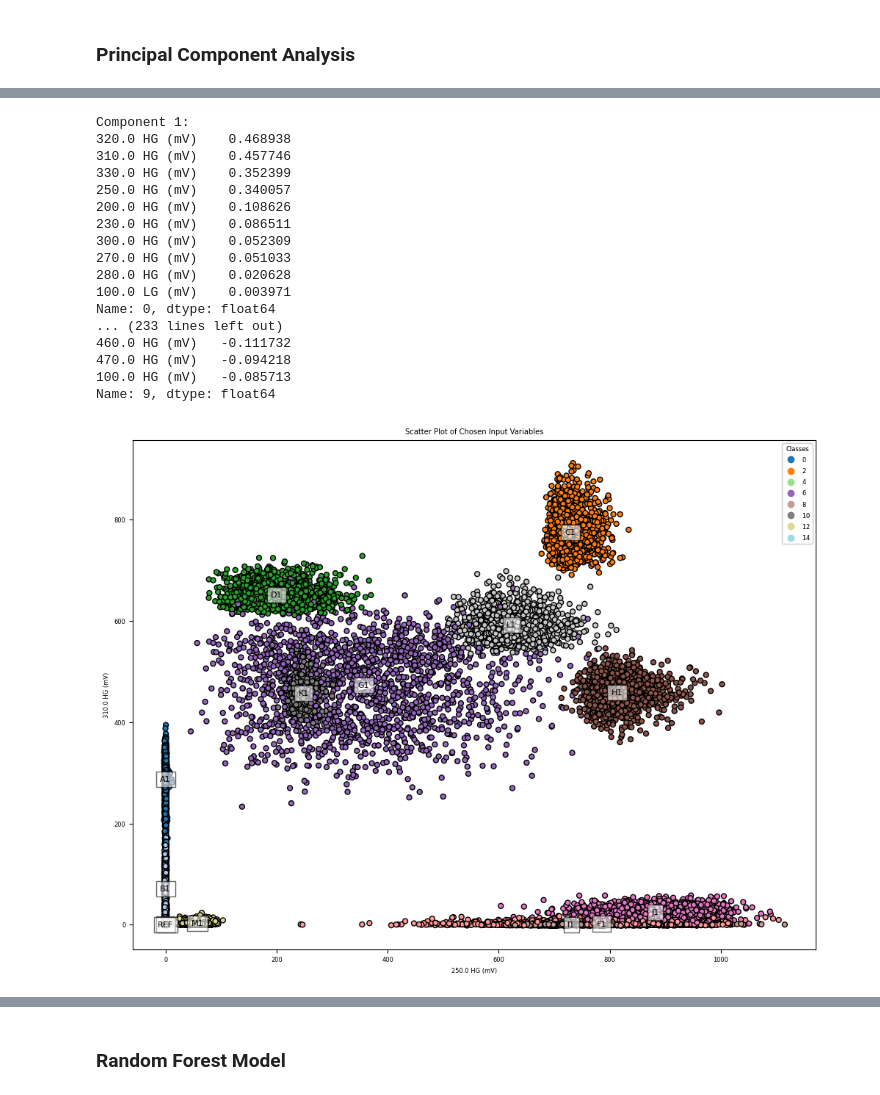
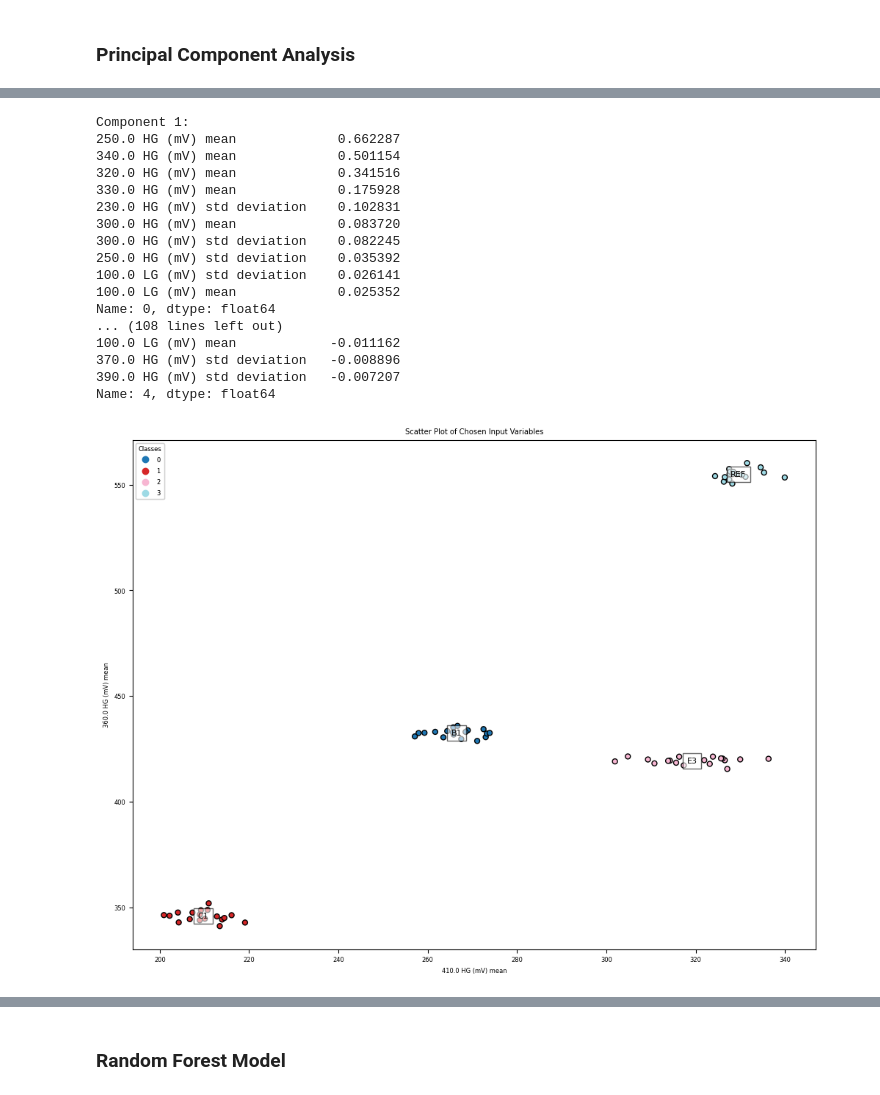
Before and after one commit to danimp94/PLASTICS-THz, a Jupyter notebook: src/scripts/notebook/Freq_Optimizacion_other_models.ipynb, the cells around one changed output, grey strips where cells are left out. Saved outputs shown, nothing was run; the diff lists cells and outputs as text; code cells hidden in the pictures.

Commit message:
new data exp4 preprocessed

```diff
--- a/src/scripts/notebook/Freq_Optimizacion_other_models.ipynb
+++ b/src/scripts/notebook/Freq_Optimizacion_other_models.ipynb
@@ -208,6 +221,6 @@ test_percentage = 0.25
 # train_set, test_set = train_test_split(df, test_size=test_percentage, random_state=42)
 # Shuffle the data
 df_balanced = df_balanced.sample(frac=1, random_state=42)
-# train_set, test_set = train_test_split(df_balanced, test_size=test_percentage, random_state=42)
+train_set, test_set = train_test_split(df_balanced, test_size=test_percentage, random_state=42)
 
 # stratify=df['Sample'] to keep the same proportion of samples in the train and test set
@@ -354,22 +353,27 @@ def preprocess_data(df, labels, freqs, eliminate_std_dev=False):
     return X_, y_
 # %%
 # Subset of specific Samples to use in the training
-labels = ['A1', 'B1', 'C1', 'D1', 'E1', 'F1', 'G1', 'H1', 'I1', 'J1', 'K1', 'L1', 'M1', 'N1', 'REF']
-# labels = ['E1', 'H1', 'REF']
+# labels = ['A1', 'B1', 'C1', 'D1', 'E1', 'F1', 'G1', 'H1', 'I1', 'J1', 'K1', 'L1', 'M1', 'N1', 'REF']
+labels = ['B1', 'C1', 'E3', 'REF']
 
 # Subset of specific frequencies to use as input features, If freqs = [] then all frequencies are used
-freqs = [200,210,230,250,270,280,290,300,310,320,330,360]
-freqs = [200,210,230,250,270,280,290,300,310,320,330,360,340,350,370,380,390,400,410,430,440]
+# freqs = [200,210,230,250,270,280,290,300,310,320,330,360]
+# freqs = [200,210,230,250,270,280,290,300,310,320,330,360,340,350,370,380,390,400,410,430,440]
+freqs = [250,300,310,320,330,340,350,360,370,380,390,400,410,420,430,440,450,460,470,480,490,500]
+
 
 freqs = []
 
-# # Shuffle the data
-# train_set_test_shuffle = train_set_test.sample(frac=1, random_state=42)
-# test_set_test_shuffle = test_set_test.sample(frac=1, random_state=42)
 
 
-X_train, y_train = preprocess_data(train_set_test, labels, freqs, eliminate_std_dev=True)
-X_test, y_test = preprocess_data(test_set_test, labels, freqs, eliminate_std_dev=True)
+# # Shuffle the data
+# train_set_test = train_set_test.sample(frac=1, random_state=42)
+# test_set_test = test_set_test.sample(frac=1, random_state=42)
+
+
+
+X_train, y_train = preprocess_data(train_set_test, labels, freqs, eliminate_std_dev=False)
+X_test, y_test = preprocess_data(test_set_test, labels, freqs, eliminate_std_dev=False)
 
 # Encode the target variable if it's categorical
 if y_train.dtype == 'object':
@@ -383,6 +387,9 @@ if y_test.dtype == 'object':
 # le is the fitted LabelEncoder - Saving Encoder
 joblib.dump(le, 'label_encoder.pkl')
 
-X_train
-# y_train
+
+# # Standardize the data
+# scaler = StandardScaler()
+# X_train = scaler.fit_transform(X_train)
+# X_test = scaler.transform(X_test)
 # %% [output]
@@ -403,7 +444,7 @@ X_train
 ### Principal Component Analysis
 # %%
 # Apply PCA
-n_components =10
+n_components = 5
 pca = PCA(n_components)  # Reduce to 2 components for visualization
 X_train_pca = pca.fit_transform(X_train)
 X_test_pca = pca.transform(X_test)
@@ -460,10 +501,15 @@ for i in range(n_components):
 
 ## NON PCA VISUALIZATION ##
 # Choose specific variables for visualization
-var1 = '250.0 HG (mV)'
-var2 = '310.0 HG (mV)'
+var1 = '410.0 HG (mV)'
+var2 = '360.0 HG (mV)'
 # var2 = '320.0 HG (mV) std deviation'
 
+try:
+    X_train[var1].describe()
+except Exception as e:
+    var1 = f'{var1} mean'
+    var2 = f'{var2} mean'
 
 # Plot the chosen input variables for visualization
 plt.figure(figsize=(12, 9))
@@ -491,21 +537,21 @@ plt.show()
 Component 1:
-320.0 HG (mV)    0.468938
-310.0 HG (mV)    0.457746
-330.0 HG (mV)    0.352399
-250.0 HG (mV)    0.340057
-200.0 HG (mV)    0.108626
-230.0 HG (mV)    0.086511
-300.0 HG (mV)    0.052309
-270.0 HG (mV)    0.051033
-280.0 HG (mV)    0.020628
-100.0 LG (mV)    0.003971
+250.0 HG (mV) mean             0.662287
+340.0 HG (mV) mean             0.501154
+320.0 HG (mV) mean             0.341516
+330.0 HG (mV) mean             0.175928
+230.0 HG (mV) std deviation    0.102831
+300.0 HG (mV) mean             0.083720
+300.0 HG (mV) std deviation    0.082245
+250.0 HG (mV) std deviation    0.035392
+100.0 LG (mV) std deviation    0.026141
+100.0 LG (mV) mean             0.025352
 Name: 0, dtype: float64
-... (233 lines left out)
-460.0 HG (mV)   -0.111732
-470.0 HG (mV)   -0.094218
-100.0 HG (mV)   -0.085713
-Name: 9, dtype: float64
+... (108 lines left out)
+100.0 LG (mV) mean            -0.011162
+370.0 HG (mV) std deviation   -0.008896
+390.0 HG (mV) std deviation   -0.007207
+Name: 4, dtype: float64
-[figure, old version]
+[figure, new version]
 # %%
 # Model Parameters
 input_size = X_train.shape[1]
```
Also changed, not shown: parts of 24 cells of this notebook, 16 other files.
